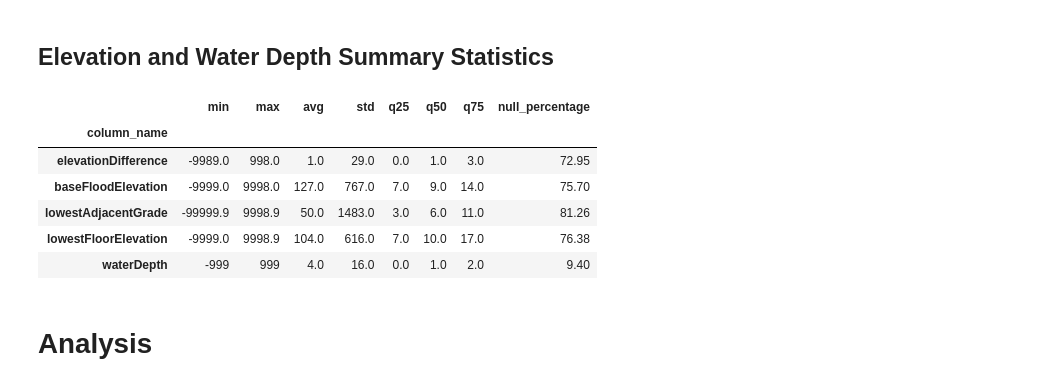
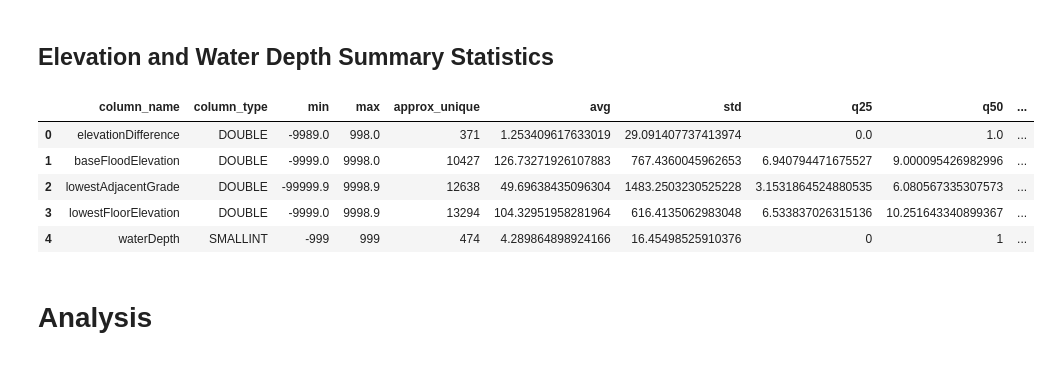
Before and after one commit to mebauer/duckdb-fema-nfip, a Jupyter notebook: analysis.ipynb, the cells around one changed output. Saved outputs shown, nothing was run; the diff lists cells and outputs as text; code cells hidden in the pictures.

```diff
--- a/analysis.ipynb
+++ b/analysis.ipynb
@@ -227,9 +257,11 @@ describe_df.iloc[50:, :2]
 # Summary Statistics
 # %%
 # calculate summary statistics of each column
-summarize_df = con.sql("SUMMARIZE claims").df()
+summarize_relation = con.sql("SUMMARIZE claims")
 
-summarize_df
+con.sql("""
+    SELECT * FROM summarize_relation
+""").df()
 # %% [output]
 |  | column_name | column_type | min | max | approx_unique | avg | std | q25 | q50 | ... |
 | 0 | id | VARCHAR | 0000094b-1d1a-4dbe-a944-97c62b225b9c | fffffe7c-7ca2-4431-b88b-8a8216ffc934 | 2623176 | None | None | None | None | ... |
@@ -451,44 +431,24 @@ cols_round = {'avg':0, 'std':0, 'q25':0, 'q50':0, 'q75':0}
 ## Elevation and Water Depth Summary Statistics
 # %%
 # examine summary statisitics on elevation and water depth columns
-col_names = [
-    'lowestAdjacentGrade',
-    'lowestFloorElevation',
-    'baseFloodElevation',
-    'elevationDifference',
-    'waterDepth'
-
-]
-
-cols = [
-    'column_name', 'min', 'max', 'avg', 'std',
-    'q25', 'q50', 'q75', 'null_percentage'
-]
-
-astype = {
-    'avg':'float',
-    'std':'float',
-    'q25':'float',
-    'q50':'float',
-    'q75':'float'
-}
-
-cols_round = {'avg':0, 'std':0, 'q25':0, 'q50':0, 'q75':0}
-
-(summarize_df
- .loc[summarize_df['column_name'].isin(col_names), cols]
- .astype(astype)
- .round(cols_round)
- .set_index('column_name')
-)
+con.sql("""
+    SELECT *
+    FROM summarize_relation
+    WHERE column_name IN (
+        'lowestAdjacentGrade',
+        'lowestFloorElevation',
+        'baseFloodElevation',
+        'elevationDifference',
+        'waterDepth'
+    )
+""").df()
 # %% [output]
-|  | min | max | avg | std | q25 | q50 | q75 | null_percentage |
-| column_name |  |  |  |  |  |  |  |  |
-| elevationDifference | -9989.0 | 998.0 | 1.0 | 29.0 | 0.0 | 1.0 | 3.0 | 72.95 |
-| baseFloodElevation | -9999.0 | 9998.0 | 127.0 | 767.0 | 7.0 | 9.0 | 14.0 | 75.70 |
-| lowestAdjacentGrade | -99999.9 | 9998.9 | 50.0 | 1483.0 | 3.0 | 6.0 | 11.0 | 81.26 |
-| lowestFloorElevation | -9999.0 | 9998.9 | 104.0 | 616.0 | 7.0 | 10.0 | 17.0 | 76.38 |
-| waterDepth | -999 | 999 | 4.0 | 16.0 | 0.0 | 1.0 | 2.0 | 9.40 |
+|  | column_name | column_type | min | max | approx_unique | avg | std | q25 | q50 | ... |
+| 0 | elevationDifference | DOUBLE | -9989.0 | 998.0 | 371 | 1.253409617633019 | 29.091407737413974 | 0.0 | 1.0 | ... |
+| 1 | baseFloodElevation | DOUBLE | -9999.0 | 9998.0 | 10427 | 126.73271926107883 | 767.4360045962653 | 6.940794471675527 | 9.000095426982996 | ... |
+| 2 | lowestAdjacentGrade | DOUBLE | -99999.9 | 9998.9 | 12638 | 49.69638435096304 | 1483.2503230525228 | 3.1531864524880535 | 6.080567335307573 | ... |
+| 3 | lowestFloorElevation | DOUBLE | -9999.0 | 9998.9 | 13294 | 104.32951958281964 | 616.4135062983048 | 6.533837026315136 | 10.251643340899367 | ... |
+| 4 | waterDepth | SMALLINT | -999 | 999 | 474 | 4.289864898924166 | 16.45498525910376 | 0 | 1 | ... |
 # %% [markdown]
 # Analysis
 # %%
```
Also changed, not shown: parts of 31 cells of this notebook.
